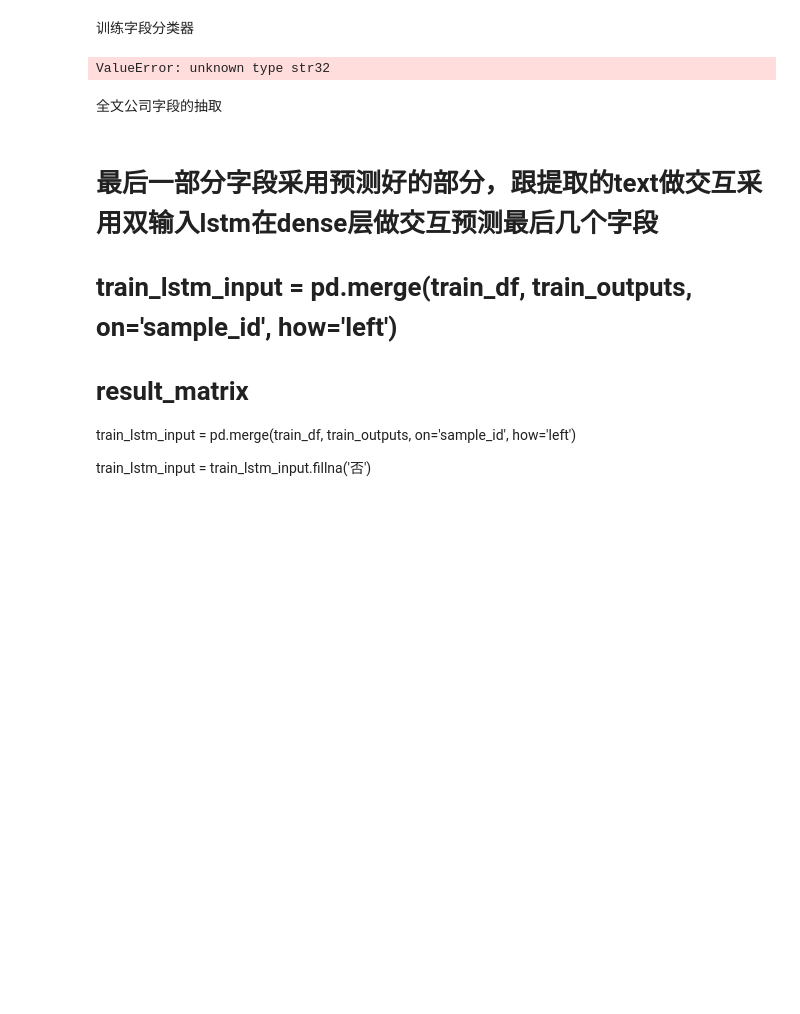
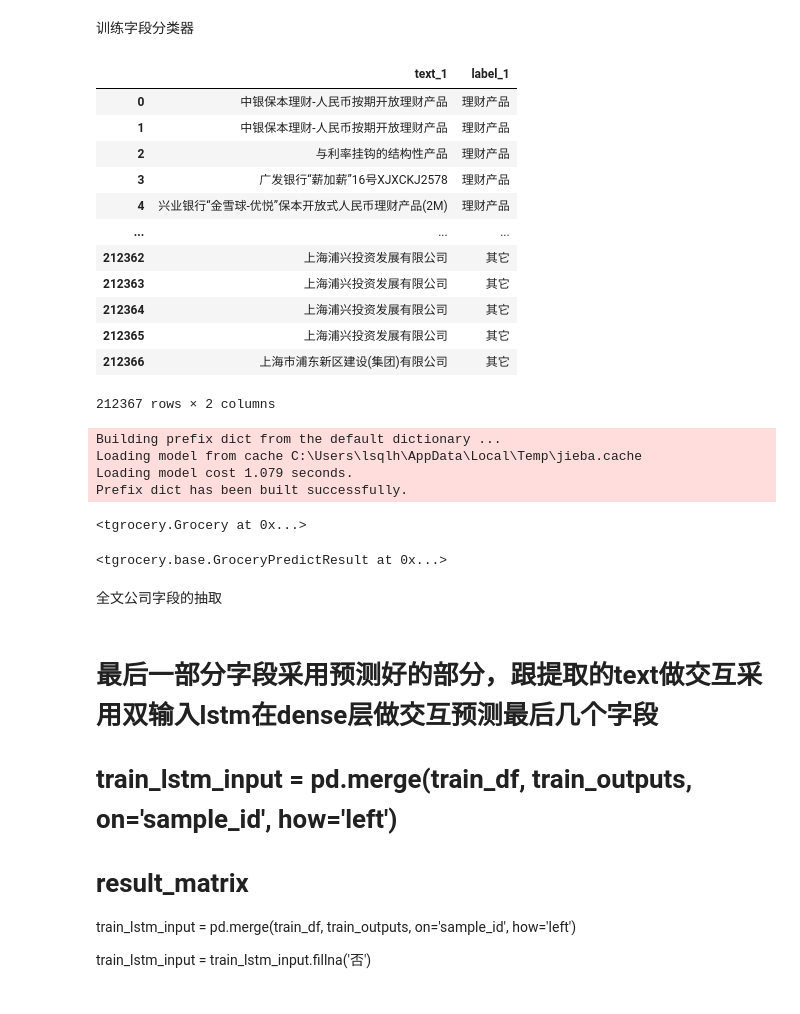
Before and after one commit to lsqlhl5862/baseline_qqcywdj, a Jupyter notebook: lhl/baselineByLHL.ipynb, the cells around one changed output. Saved outputs shown, nothing was run; the diff lists cells and outputs as text; code cells hidden in the pictures; blank space fills up the shorter version.

```diff
--- a/lhl/baselineByLHL.ipynb
+++ b/lhl/baselineByLHL.ipynb
@@ -165,41 +169,61 @@ other_columns_list=["认购金额(万元)","认购日期","资金来源","实际
 
 for item in other_columns_list:
 
+    train_lstm_input[item]=train_lstm_input[item].astype(str)
     train_data2=train_lstm_input[train_lstm_input[item]!="否"].reset_index(drop=True)
 
     # train_data2["文本类别"]=item
 
     tmp['text_1']=train_data2[item].astype(str)
 
     # tmp['text_2']= train_data2["text"].astype(str)
 
     tmp['label_1']="其它"
 
 
     train_data = pd.concat([train_data,tmp]).reset_index(drop=True)
 
 
 
 # train_data['label_2'] = label_2.fit_transform(train_lstm_input['资金来源'])
 # train_data['label_3'] = label_3.fit_transform(train_lstm_input['实际购买公司和上市公司关系'])
 # train_data['label_4'] = label_4.fit_transform(train_lstm_input['买卖方是否有关联关系'])
 train_data
 
 train_src=[]
 for text,label in train_data[["text_1","label_1"]].values:
     train_src.append([label,text])
 
 
 grocery=Grocery("productOrcounter")
 
 
 grocery.train(train_src)
 
 grocery.save()
 # %% [output]
+|  | text_1 | label_1 |
+| 0 | 中银保本理财-人民币按期开放理财产品 | 理财产品 |
+| 1 | 中银保本理财-人民币按期开放理财产品 | 理财产品 |
+| 2 | 与利率挂钩的结构性产品 | 理财产品 |
+| 3 | 广发银行“薪加薪”16号XJXCKJ2578 | 理财产品 |
+| 4 | 兴业银行“金雪球-优悦”保本开放式人民币理财产品(2M) | 理财产品 |
+| ... | ... | ... |
+| 212362 | 上海浦兴投资发展有限公司 | 其它 |
+| 212363 | 上海浦兴投资发展有限公司 | 其它 |
+| 212364 | 上海浦兴投资发展有限公司 | 其它 |
+| 212365 | 上海浦兴投资发展有限公司 | 其它 |
+| 212366 | 上海市浦东新区建设(集团)有限公司 | 其它 |
-ValueError: unknown type str32
+212367 rows × 2 columns
+Building prefix dict from the default dictionary ...
+Loading model from cache C:\Users\lsqlh\AppData\Local\Temp\jieba.cache
+Loading model cost 1.079 seconds.
+Prefix dict has been built successfully.
+<tgrocery.Grocery at 0x...>
 # %%
 grocery.predict("浦发银行利多多")
+# %% [output]
+<tgrocery.base.GroceryPredictResult at 0x...>
 # %% [markdown]
 全文公司字段的抽取
 # %% [markdown]
```
Also changed, not shown: parts of 5 cells of this notebook, 14 other files.
